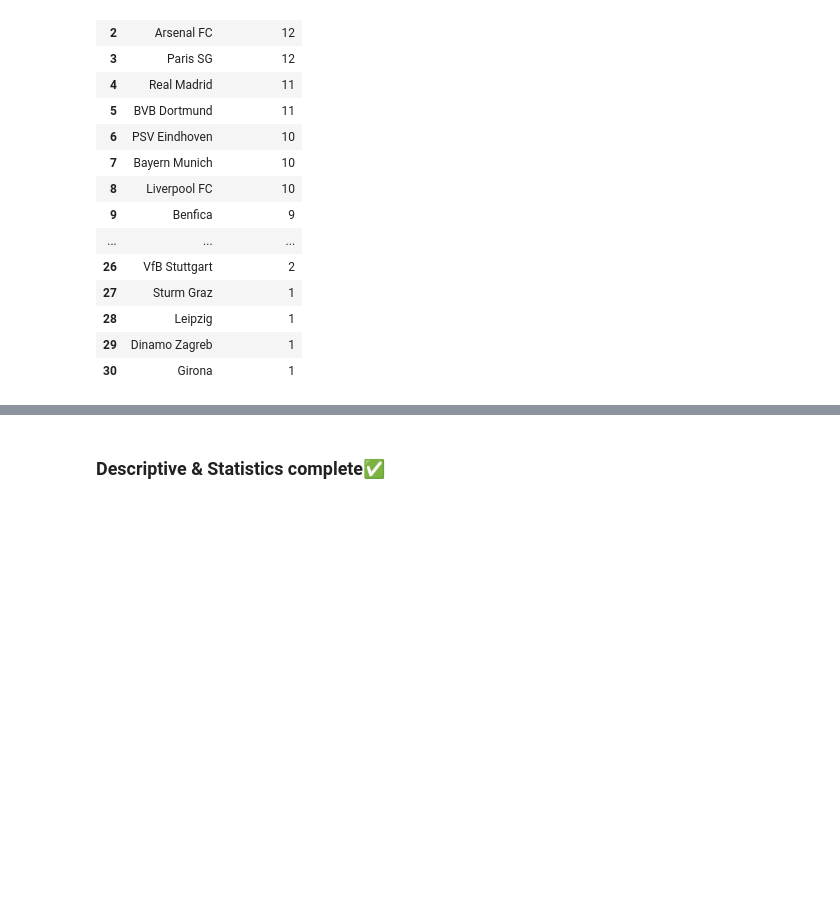
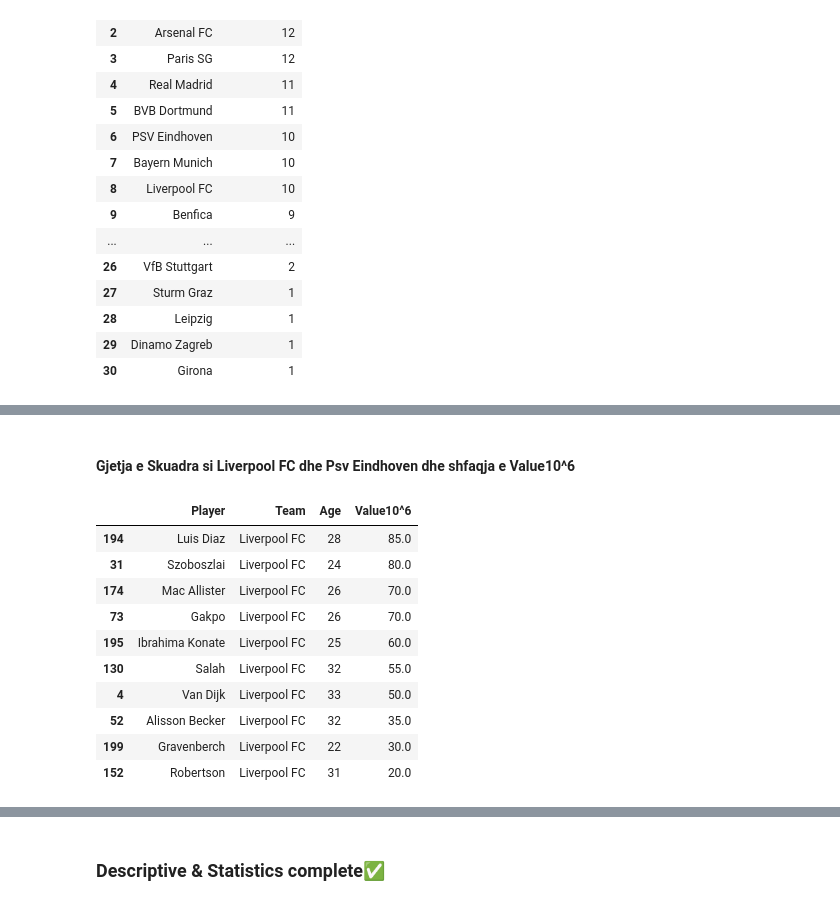
Before and after one commit to ArberKuqi/PythonDataScience_Project, a Jupyter notebook: ChampionsData/DataAnalysis/02-Descriptive_statistics.ipynb, the cells around one changed output, grey strips where cells are left out. Saved outputs shown, nothing was run; the diff lists cells and outputs as text; code cells hidden in the pictures; blank space fills up the shorter version.

```diff
--- a/ChampionsData/DataAnalysis/02-Descriptive_statistics.ipynb
+++ b/ChampionsData/DataAnalysis/02-Descriptive_statistics.ipynb
@@ -753,0 +808,18 @@ ucl['Team'].value_counts().reset_index(name='players_num')
+# %% [markdown]
+#### Gjetja e Skuadra si Liverpool FC dhe Psv Eindhoven dhe shfaqja e Value10^6
+# %%
+liverpoolfc = ucl.loc[ucl['Team'] == 'Liverpool FC']
+# %%
+liverpoolfc[['Player','Team','Age','Value10^6']].sort_values(by='Value10^6',ascending=False)
+# %% [output]
+|  | Player | Team | Age | Value10^6 |
+| 194 | Luis Diaz | Liverpool FC | 28 | 85.0 |
+| 31 | Szoboszlai | Liverpool FC | 24 | 80.0 |
+| 174 | Mac Allister | Liverpool FC | 26 | 70.0 |
+| 73 | Gakpo | Liverpool FC | 26 | 70.0 |
+| 195 | Ibrahima Konate | Liverpool FC | 25 | 60.0 |
+| 130 | Salah | Liverpool FC | 32 | 55.0 |
+| 4 | Van Dijk | Liverpool FC | 33 | 50.0 |
+| 52 | Alisson Becker | Liverpool FC | 32 | 35.0 |
+| 199 | Gravenberch | Liverpool FC | 22 | 30.0 |
+| 152 | Robertson | Liverpool FC | 31 | 20.0 |
```
Also changed, not shown: parts of 33 cells of this notebook, 1 other file.
